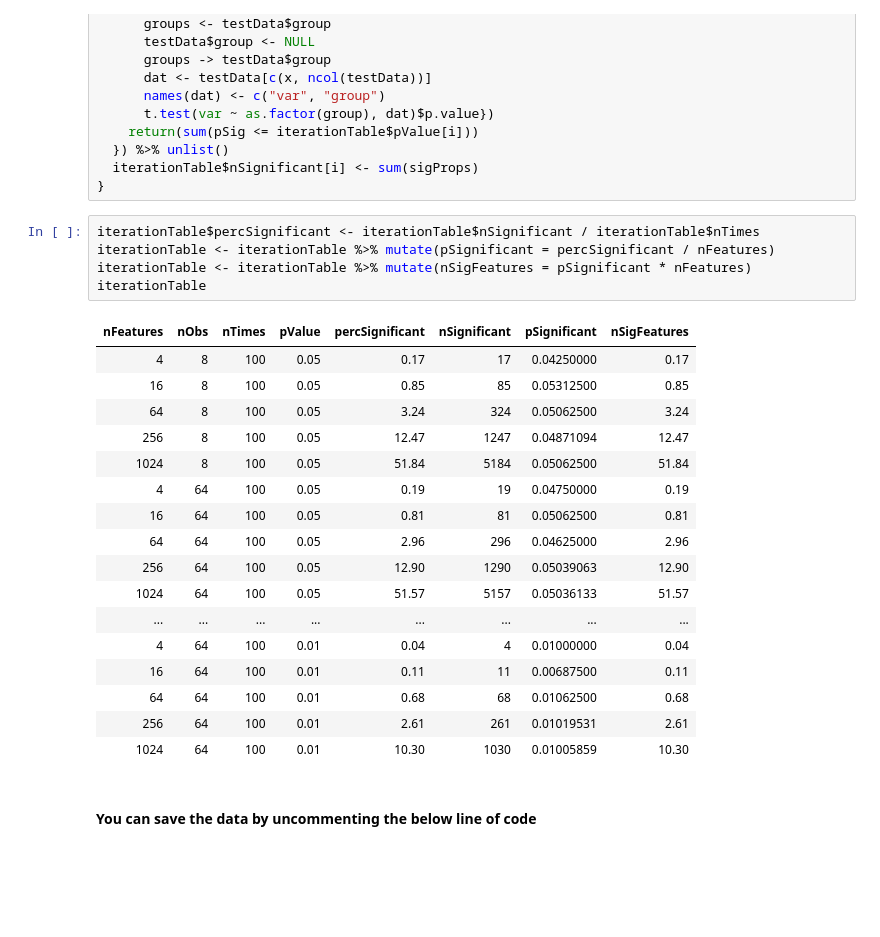
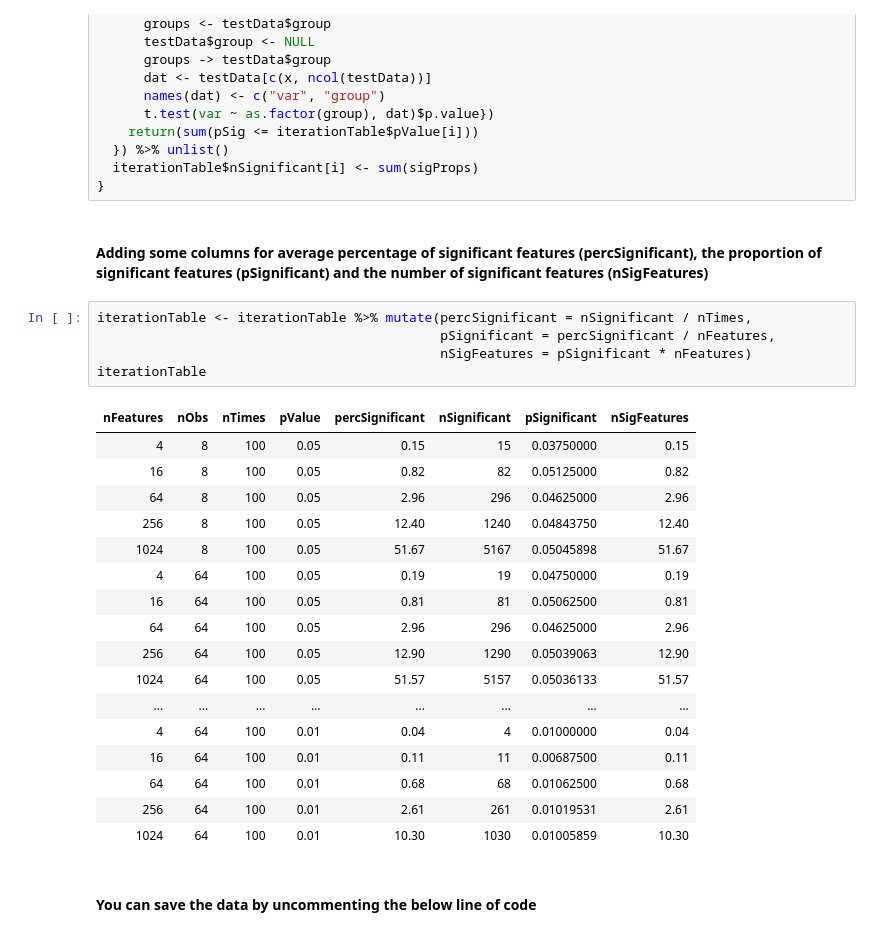
Before and after one commit to RKOpTris/spectral-processing-and-classification, a Jupyter notebook: Data dimensionality and chance patterns.ipynb, the cells around one changed output. Drawn from its saved outputs; the diff is of its cells as text; blank space fills up the shorter version.

```diff
--- a/Data dimensionality and chance patterns.ipynb
+++ b/Data dimensionality and chance patterns.ipynb
@@ -149,18 +188,20 @@ for(i in 1:nrow(iterationTable)){
   }) %>% unlist()
   iterationTable$nSignificant[i] <- sum(sigProps)
 }
+# %% [markdown]
+<h4>Adding some columns for average percentage of significant features (percSignificant), the proportion of significant features (pSignificant) and the number of significant features (nSigFeatures)</h4>
 # %%
-iterationTable$percSignificant <- iterationTable$nSignificant / iterationTable$nTimes
-iterationTable <- iterationTable %>% mutate(pSignificant = percSignificant / nFeatures)
-iterationTable <- iterationTable %>% mutate(nSigFeatures = pSignificant * nFeatures)
+iterationTable <- iterationTable %>% mutate(percSignificant = nSignificant / nTimes,
+                                            pSignificant = percSignificant / nFeatures,
+                                            nSigFeatures = pSignificant * nFeatures)
 iterationTable
 # %% [output]
 | nFeatures | nObs | nTimes | pValue | percSignificant | nSignificant | pSignificant | nSigFeatures |
-| 4 | 8 | 100 | 0.05 | 0.17 | 17 | 0.04250000 | 0.17 |
-| 16 | 8 | 100 | 0.05 | 0.85 | 85 | 0.05312500 | 0.85 |
-| 64 | 8 | 100 | 0.05 | 3.24 | 324 | 0.05062500 | 3.24 |
-| 256 | 8 | 100 | 0.05 | 12.47 | 1247 | 0.04871094 | 12.47 |
-| 1024 | 8 | 100 | 0.05 | 51.84 | 5184 | 0.05062500 | 51.84 |
+| 4 | 8 | 100 | 0.05 | 0.15 | 15 | 0.03750000 | 0.15 |
+| 16 | 8 | 100 | 0.05 | 0.82 | 82 | 0.05125000 | 0.82 |
+| 64 | 8 | 100 | 0.05 | 2.96 | 296 | 0.04625000 | 2.96 |
+| 256 | 8 | 100 | 0.05 | 12.40 | 1240 | 0.04843750 | 12.40 |
+| 1024 | 8 | 100 | 0.05 | 51.67 | 5167 | 0.05045898 | 51.67 |
 | 4 | 64 | 100 | 0.05 | 0.19 | 19 | 0.04750000 | 0.19 |
 | 16 | 64 | 100 | 0.05 | 0.81 | 81 | 0.05062500 | 0.81 |
 | 64 | 64 | 100 | 0.05 | 2.96 | 296 | 0.04625000 | 2.96 |
```
Also changed, not shown: parts of 6 cells of this notebook.
